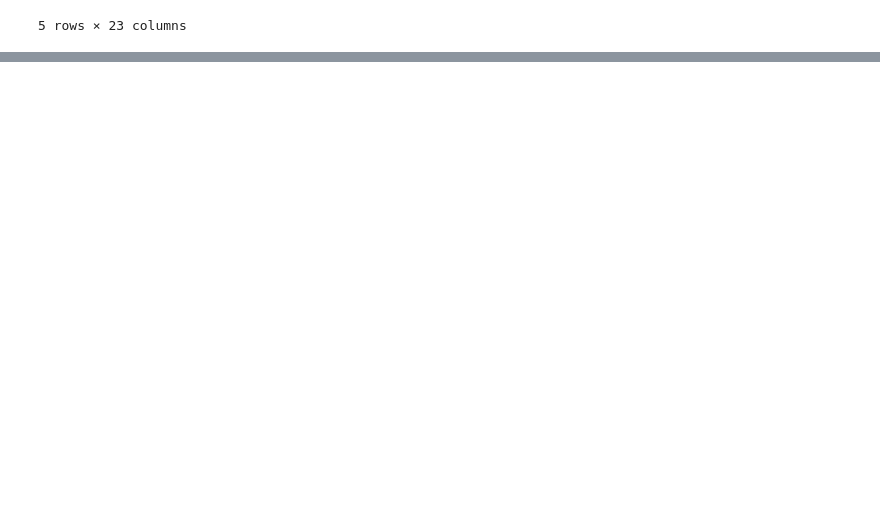
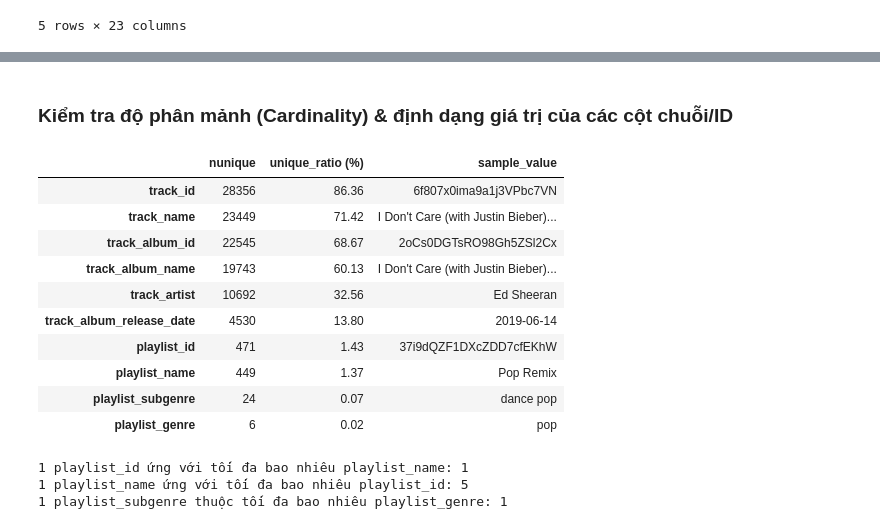
Before and after one commit to tthanh1223/30k_Songs_Analysis, a Jupyter notebook: notebooks/01_collection_exploration.ipynb, the cells around one changed output, grey strips where cells are left out. Drawn from its saved outputs; the diff is of its cells as text; code cells hidden in the pictures; blank space fills up the shorter version.

Commit message:
01: overview - row meaning, keys, duplicates, column decisions

```diff
--- a/notebooks/01_collection_exploration.ipynb
+++ b/notebooks/01_collection_exploration.ipynb
@@ -56,0 +210,30 @@ df.head()
+# %% [markdown]
+### Kiểm tra độ phân mảnh (Cardinality) & định dạng giá trị của các cột chuỗi/ID
+# %%
+obj_cols = df.select_dtypes(include='str').columns
+cardinality_summary = pd.DataFrame({
+    'nunique': df[obj_cols].nunique(),
+    'unique_ratio (%)': (df[obj_cols].nunique() / len(df) * 100).round(2),
+    'sample_value': [df[col].dropna().iloc[0] for col in obj_cols]
+}).sort_values(by='nunique', ascending=False)
+
+display(cardinality_summary)
+
+print("1 playlist_id ứng với tối đa bao nhiêu playlist_name:", df.groupby('playlist_id')['playlist_name'].nunique().max())
+print("1 playlist_name ứng với tối đa bao nhiêu playlist_id:", df.groupby('playlist_name')['playlist_id'].nunique().max())
+print("1 playlist_subgenre thuộc tối đa bao nhiêu playlist_genre:", df.groupby('playlist_subgenre')['playlist_genre'].nunique().max())
+# %% [output]
+|  | nunique | unique_ratio (%) | sample_value |
+| track_id | 28356 | 86.36 | 6f807x0ima9a1j3VPbc7VN |
+| track_name | 23449 | 71.42 | I Don't Care (with Justin Bieber)... |
+| track_album_id | 22545 | 68.67 | 2oCs0DGTsRO98Gh5ZSl2Cx |
+| track_album_name | 19743 | 60.13 | I Don't Care (with Justin Bieber)... |
+| track_artist | 10692 | 32.56 | Ed Sheeran |
+| track_album_release_date | 4530 | 13.80 | 2019-06-14 |
+| playlist_id | 471 | 1.43 | 37i9dQZF1DXcZDD7cfEKhW |
+| playlist_name | 449 | 1.37 | Pop Remix |
+| playlist_subgenre | 24 | 0.07 | dance pop |
+| playlist_genre | 6 | 0.02 | pop |
+1 playlist_id ứng với tối đa bao nhiêu playlist_name: 1
+1 playlist_name ứng với tối đa bao nhiêu playlist_id: 5
+1 playlist_subgenre thuộc tối đa bao nhiêu playlist_genre: 1
```
Also changed, not shown: parts of 27 cells of this notebook.
